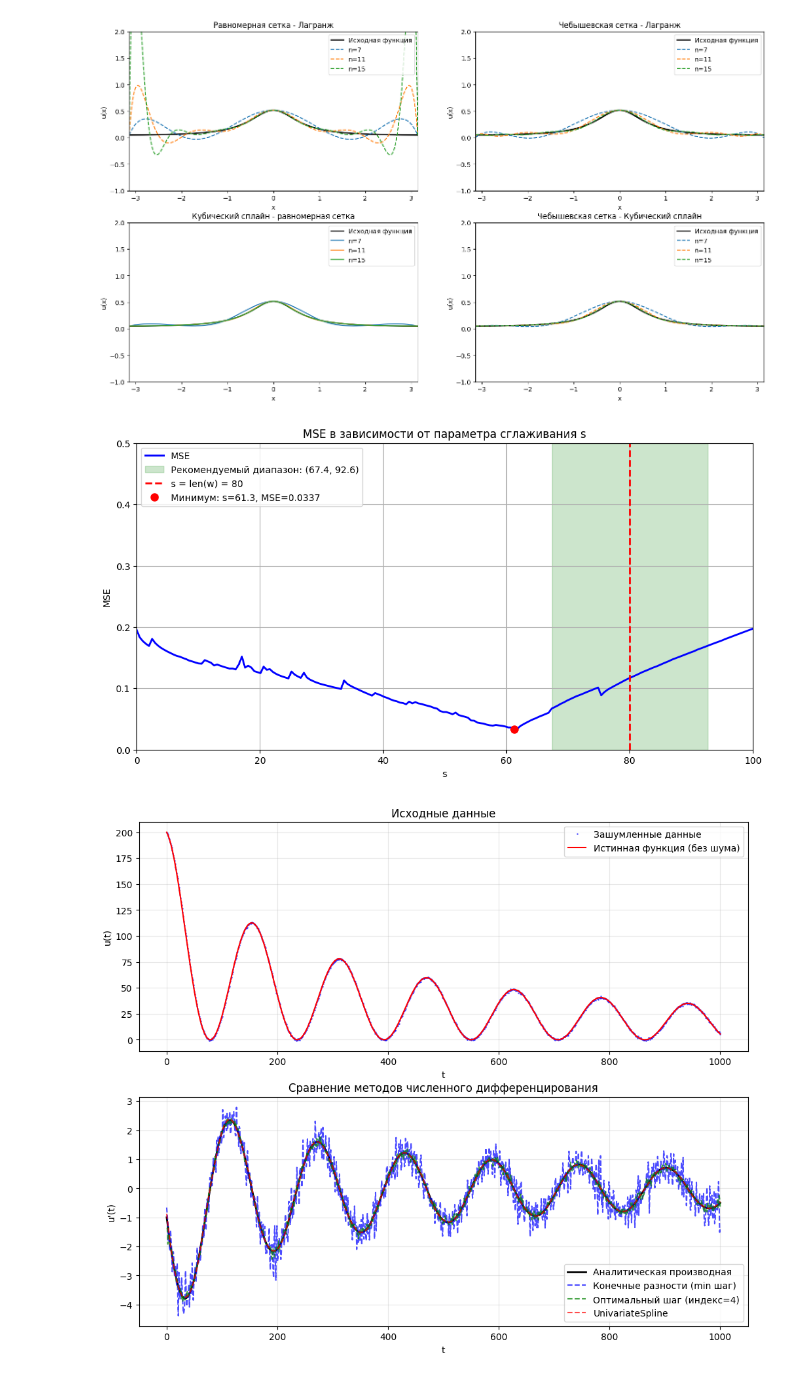
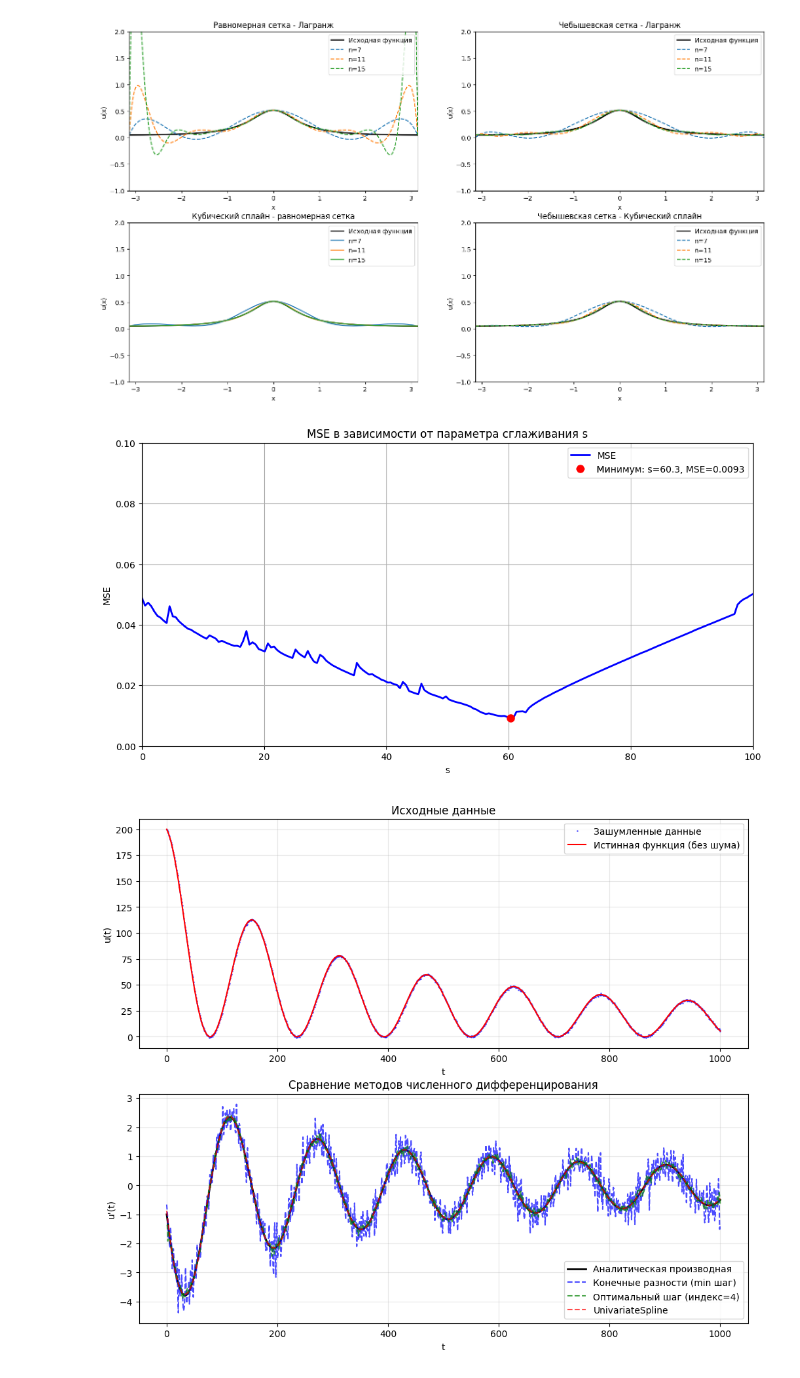
Before and after one commit to averageX56/vichmaty, a Jupyter notebook: Дз 12.ipynb, the cells around one changed output. Saved outputs shown, nothing was run; the diff lists cells and outputs as text; code cells hidden in the pictures.

```diff
--- a/Дз 12.ipynb
+++ b/Дз 12.ipynb
@@ -312,7 +314,7 @@ from scipy.interpolate import UnivariateSpline
 np.random.seed(42)
 n_points = 80
 x = np.linspace(0, 10, n_points)
-sigma_noise = 0.5
+sigma_noise = 0.25
 
 y_true = 5 * np.sin(x)
 y_noisy = y_true + sigma_noise * np.random.randn(n_points)
@@ -328,39 +330,39 @@ mse_values = []
 for s in s_values:
     spline = UnivariateSpline(x, y_noisy, w=weights, s=s)
     y_spline = spline(x_dense)
     mse = np.mean((y_dense_true - y_spline)**2)
     mse_values.append(mse)
 
 m = n_points
 s_low = m - np.sqrt(2*m)
 s_high = m + np.sqrt(2*m)
 s_lenw = len(weights)
 
 plt.figure(figsize=(12, 6))
 plt.plot(s_values, mse_values, 'b-', linewidth=2, label='MSE')
 
-plt.axvspan(s_low, s_high, alpha=0.2, color='green',
-            label=f'Рекомендуемый диапазон: ({s_low:.1f}, {s_high:.1f})')
+# plt.axvspan(s_low, s_high, alpha=0.2, color='green',
+#             label=f'Рекомендуемый диапазон: ({s_low:.1f}, {s_high:.1f})')
 
-plt.axvline(x=s_lenw, color='r', linestyle='--',
-            label=f's = len(w) = {s_lenw}', linewidth=2)
+# plt.axvline(x=s_lenw, color='r', linestyle='--',
+#             label=f's = len(w) = {s_lenw}', linewidth=2)
 
 min_idx = np.argmin(mse_values)
 min_s = s_values[min_idx]
 min_mse = mse_values[min_idx]
 plt.plot(min_s, min_mse, 'ro', markersize=8,
          label=f'Минимум: s={min_s:.1f}, MSE={min_mse:.4f}')
 
 plt.xlabel('s')
 plt.ylabel('MSE')
 plt.title('MSE в зависимости от параметра сглаживания s')
 plt.legend()
 plt.grid()
 plt.xlim(0, 100)
-plt.ylim(0, 0.5)
+plt.ylim(0, 0.1)
 plt.show()
 # %% [output]
-[figure, old version]
+[figure, new version]
 # %%
 t = np.linspace(0, 1000, 1000)
 u = 200 / (1 + t/200) * (0.5 + 0.5 * np.cos(0.04 * t)) + 0.5 * np.random.randn(len(t))
```
Also changed, not shown: parts of 1 cell of this notebook, 14 other files.
